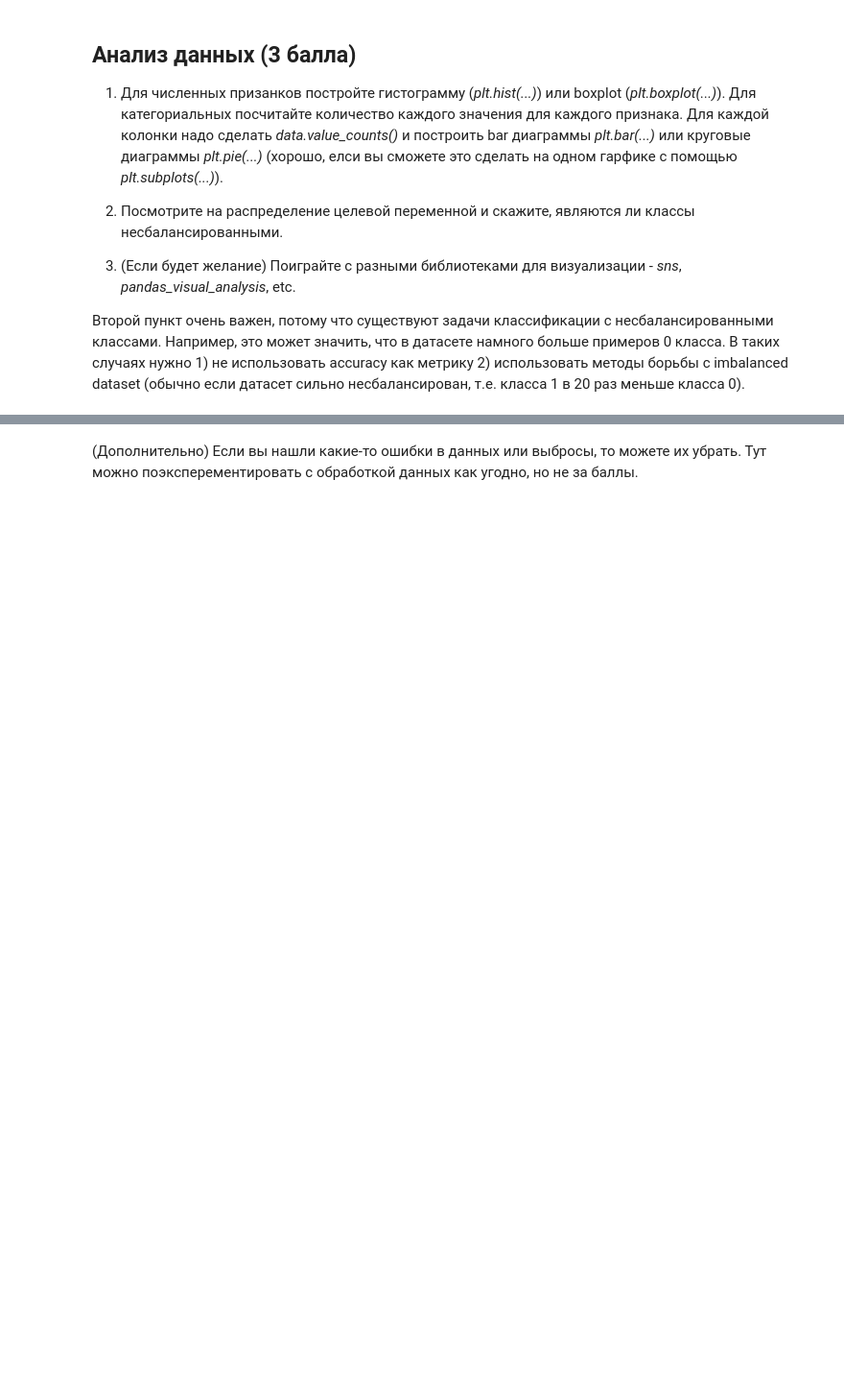
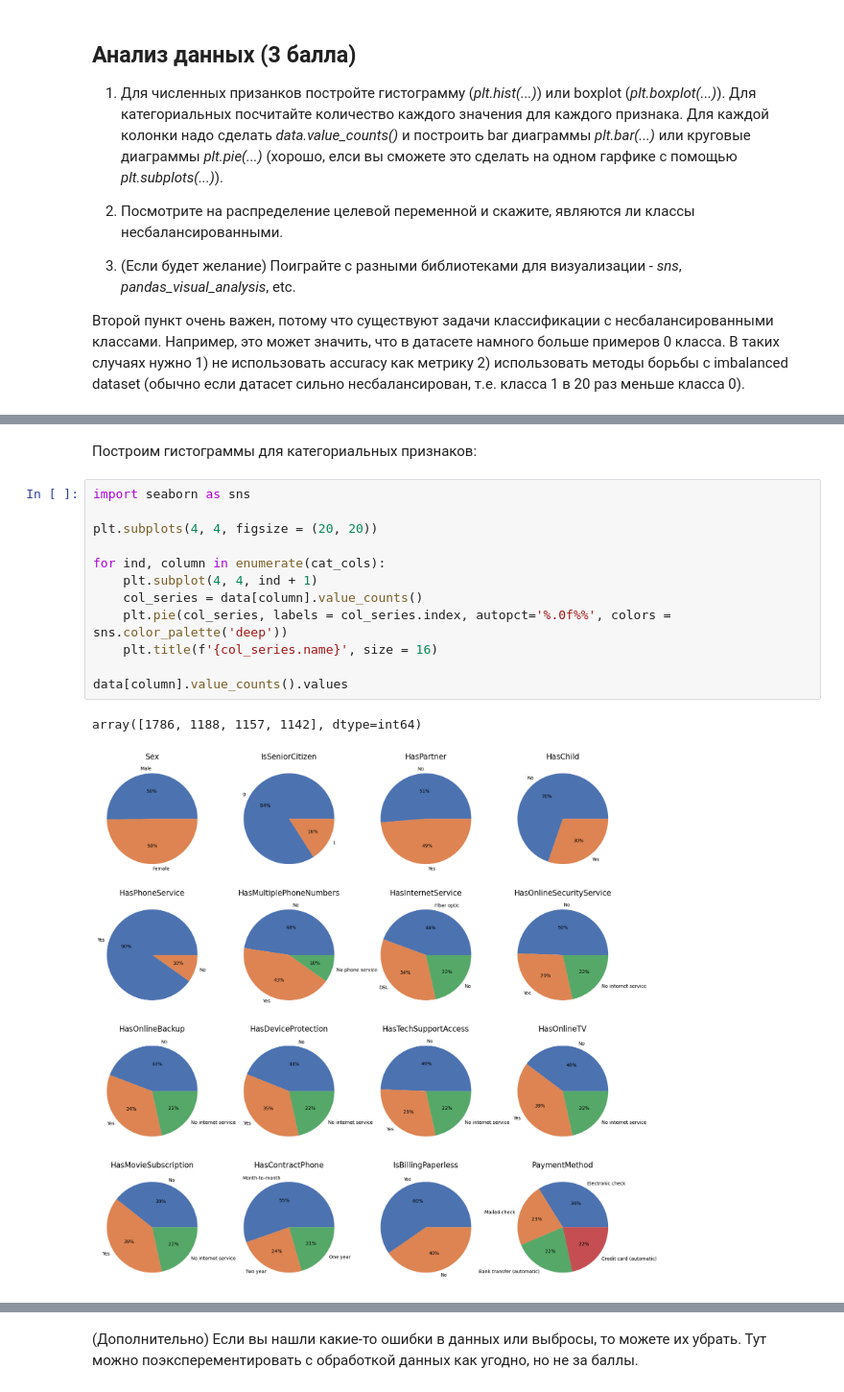
Before and after one commit to kekoveca/DLS_spring, a Jupyter notebook: kaggle_competition/hw_kaggle.ipynb, the cells around one changed output, grey strips where cells are left out. Shown at 96% size. Saved outputs shown, nothing was run; the diff lists cells and outputs as text; blank space fills up the shorter version.

```diff
--- a/kaggle_competition/hw_kaggle.ipynb
+++ b/kaggle_competition/hw_kaggle.ipynb
@@ -157,0 +224,17 @@ target_col = 'Churn'
+# %% [markdown]
+Построим гистограммы для категориальных признаков:
+# %%
+import seaborn as sns
+
+plt.subplots(4, 4, figsize = (20, 20))
+
+for ind, column in enumerate(cat_cols):
+    plt.subplot(4, 4, ind + 1)
+    col_series = data[column].value_counts()
+    plt.pie(col_series, labels = col_series.index, autopct='%.0f%%', colors = sns.color_palette('deep'))
+    plt.title(f'{col_series.name}', size = 16)
+
+data[column].value_counts().values
+# %% [output]
+array([1786, 1188, 1157, 1142], dtype=int64)
+[figure, added]
```
Also changed, not shown: parts of 16 cells of this notebook, 7 other files.
